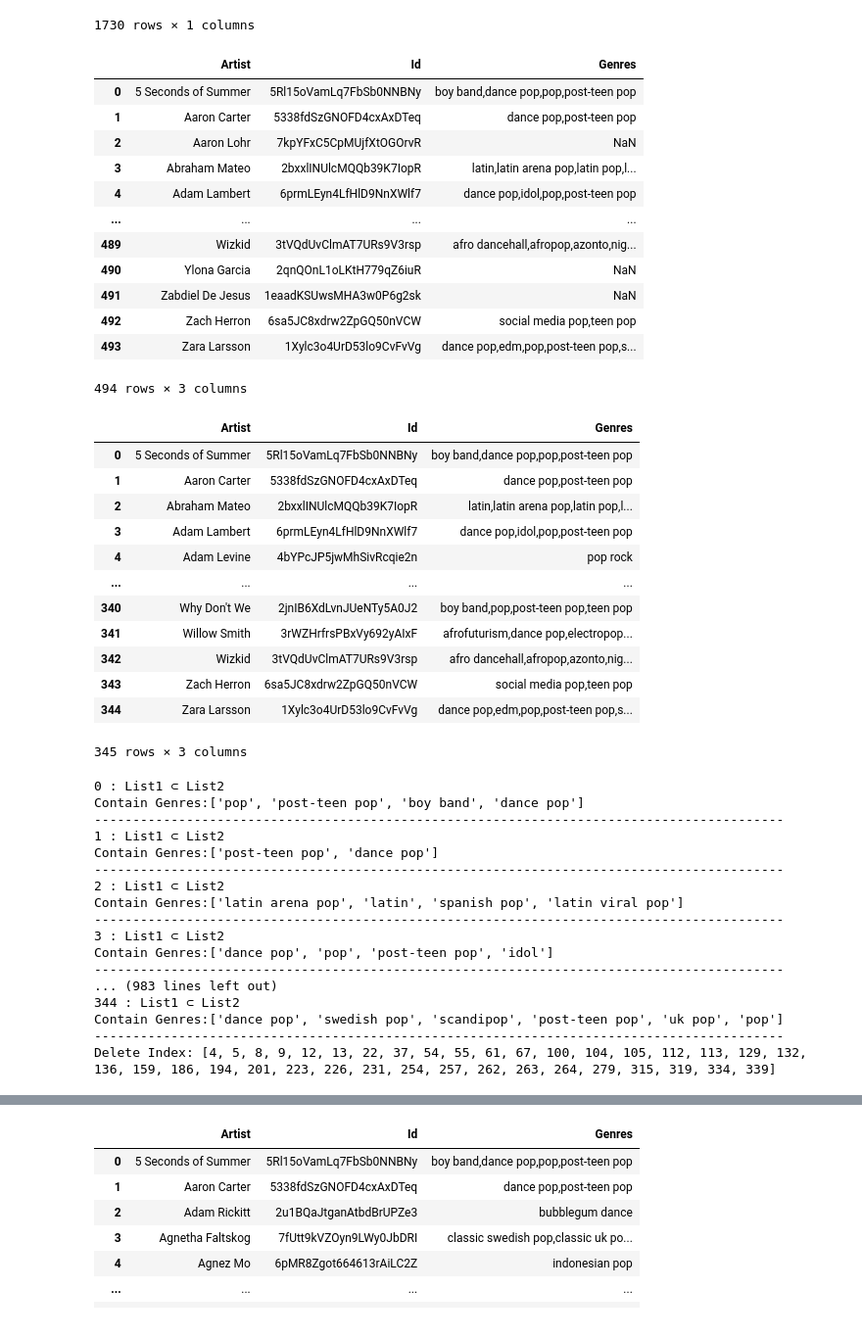
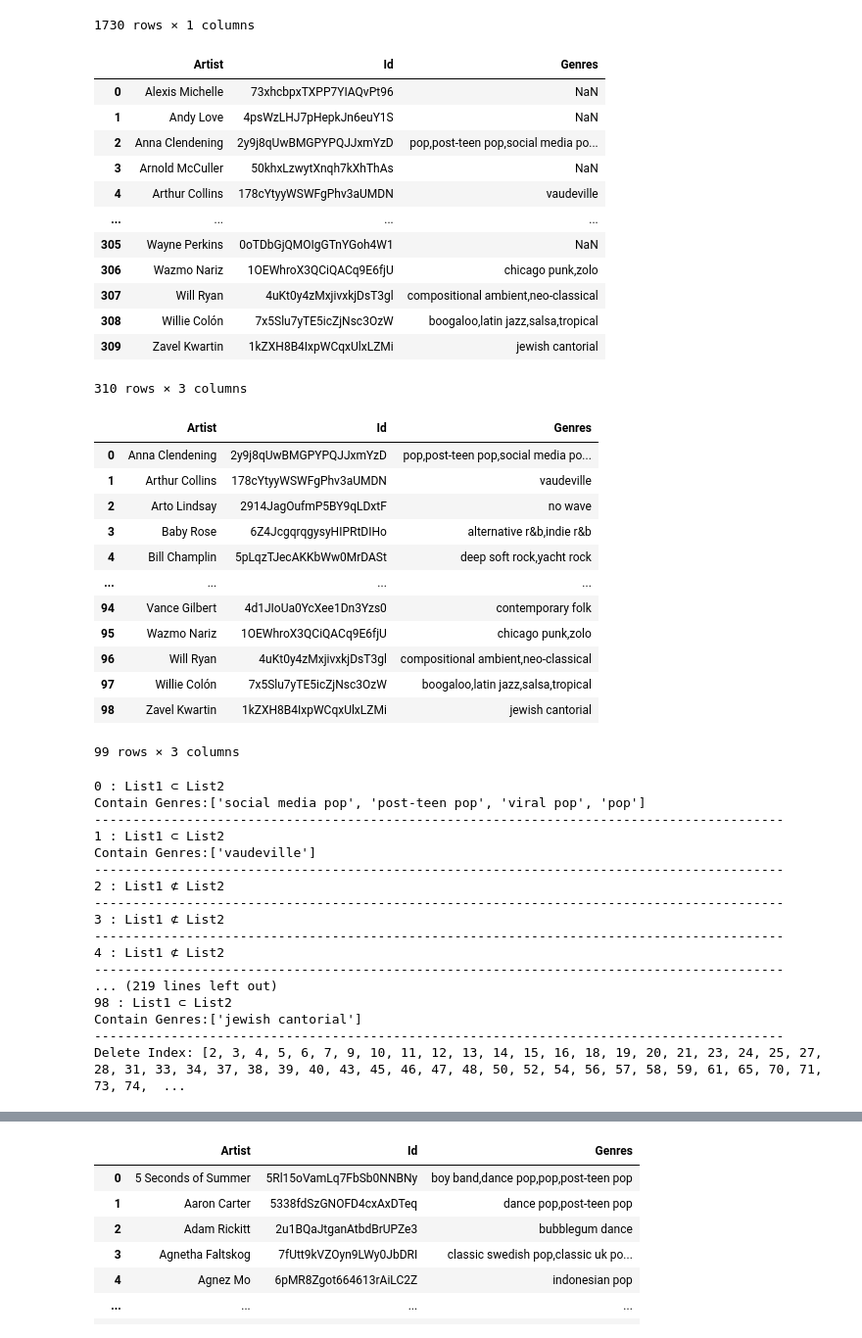
Before and after one commit to jennychiou/7-Experiment, a Jupyter notebook: SpotifyAPI/20200303getArtistID+Genres.ipynb, the cells around one changed output, grey strips where cells are left out. Shown at 98% size. Drawn from its saved outputs; the diff is of its cells as text; code cells hidden in the pictures.

```diff
--- a/SpotifyAPI/20200303getArtistID+Genres.ipynb
+++ b/SpotifyAPI/20200303getArtistID+Genres.ipynb
@@ -164,55 +141,55 @@ df_genres_select
 1730 rows × 1 columns
 # %%
 # 讀取artist_list_ID+Genres_版本.csv
-df_id_genres = pd.read_csv(r'csv/20200303/v1/artist_list_ID+Genres_v1.csv')
+df_id_genres = pd.read_csv(r'csv/20200303/v3/artist_list_ID+Genres_v3.csv')
 df_id_genres
 # %% [output]
 |  | Artist | Id | Genres |
-| 0 | 5 Seconds of Summer | 5Rl15oVamLq7FbSb0NNBNy | boy band,dance pop,pop,post-teen pop |
-| 1 | Aaron Carter | 5338fdSzGNOFD4cxAxDTeq | dance pop,post-teen pop |
-| 2 | Aaron Lohr | 7kpYFxC5CpMUjfXtOGOrvR | NaN |
-| 3 | Abraham Mateo | 2bxxlINUlcMQQb39K7IopR | latin,latin arena pop,latin pop,l... |
-| 4 | Adam Lambert | 6prmLEyn4LfHlD9NnXWlf7 | dance pop,idol,pop,post-teen pop |
+| 0 | Alexis Michelle | 73xhcbpxTXPP7YIAQvPt96 | NaN |
+| 1 | Andy Love | 4psWzLHJ7pHepkJn6euY1S | NaN |
+| 2 | Anna Clendening | 2y9j8qUwBMGPYPQJJxmYzD | pop,post-teen pop,social media po... |
+| 3 | Arnold McCuller | 50khxLzwytXnqh7kXhThAs | NaN |
+| 4 | Arthur Collins | 178cYtyyWSWFgPhv3aUMDN | vaudeville |
 | ... | ... | ... | ... |
-| 489 | Wizkid | 3tVQdUvClmAT7URs9V3rsp | afro dancehall,afropop,azonto,nig... |
-| 490 | Ylona Garcia | 2qnQOnL1oLKtH779qZ6iuR | NaN |
-| 491 | Zabdiel De Jesus | 1eaadKSUwsMHA3w0P6g2sk | NaN |
-| 492 | Zach Herron | 6sa5JC8xdrw2ZpGQ50nVCW | social media pop,teen pop |
-| 493 | Zara Larsson | 1Xylc3o4UrD53lo9CvFvVg | dance pop,edm,pop,post-teen pop,s... |
+| 305 | Wayne Perkins | 0oTDbGjQMOIgGTnYGoh4W1 | NaN |
+| 306 | Wazmo Nariz | 1OEWhroX3QCiQACq9E6fjU | chicago punk,zolo |
+| 307 | Will Ryan | 4uKt0y4zMxjivxkjDsT3gl | compositional ambient,neo-classical |
+| 308 | Willie Colón | 7x5Slu7yTE5icZjNsc3OzW | boogaloo,latin jazz,salsa,tropical |
+| 309 | Zavel Kwartin | 1kZXH8B4IxpWCqxUlxLZMi | jewish cantorial |
-494 rows × 3 columns
+310 rows × 3 columns
 # %%
 # 刪除Genres為空的那一列
 df_id_genres_drop = df_id_genres.dropna(axis=0, subset=['Genres'])
 df_id_genres_drop.reset_index(inplace=True,drop=True)
-df_id_genres_drop.to_csv('csv/20200303/v1/artist_list_ID+Genres_drop_v1.csv',encoding="utf_8_sig",index=0)
+df_id_genres_drop.to_csv('csv/20200303/v3/artist_list_ID+Genres_drop_v3.csv',encoding="utf_8_sig",index=0)
 df_id_genres_drop
 # %% [output]
 |  | Artist | Id | Genres |
-| 0 | 5 Seconds of Summer | 5Rl15oVamLq7FbSb0NNBNy | boy band,dance pop,pop,post-teen pop |
-| 1 | Aaron Carter | 5338fdSzGNOFD4cxAxDTeq | dance pop,post-teen pop |
-| 2 | Abraham Mateo | 2bxxlINUlcMQQb39K7IopR | latin,latin arena pop,latin pop,l... |
-| 3 | Adam Lambert | 6prmLEyn4LfHlD9NnXWlf7 | dance pop,idol,pop,post-teen pop |
-| 4 | Adam Levine | 4bYPcJP5jwMhSivRcqie2n | pop rock |
+| 0 | Anna Clendening | 2y9j8qUwBMGPYPQJJxmYzD | pop,post-teen pop,social media po... |
+| 1 | Arthur Collins | 178cYtyyWSWFgPhv3aUMDN | vaudeville |
+| 2 | Arto Lindsay | 2914JagOufmP5BY9qLDxtF | no wave |
+| 3 | Baby Rose | 6Z4JcgqrqgysyHIPRtDIHo | alternative r&b,indie r&b |
+| 4 | Bill Champlin | 5pLqzTJecAKKbWw0MrDASt | deep soft rock,yacht rock |
 | ... | ... | ... | ... |
-| 340 | Why Don't We | 2jnIB6XdLvnJUeNTy5A0J2 | boy band,pop,post-teen pop,teen pop |
-| 341 | Willow Smith | 3rWZHrfrsPBxVy692yAIxF | afrofuturism,dance pop,electropop... |
-| 342 | Wizkid | 3tVQdUvClmAT7URs9V3rsp | afro dancehall,afropop,azonto,nig... |
-| 343 | Zach Herron | 6sa5JC8xdrw2ZpGQ50nVCW | social media pop,teen pop |
-| 344 | Zara Larsson | 1Xylc3o4UrD53lo9CvFvVg | dance pop,edm,pop,post-teen pop,s... |
+| 94 | Vance Gilbert | 4d1JIoUa0YcXee1Dn3Yzs0 | contemporary folk |
+| 95 | Wazmo Nariz | 1OEWhroX3QCiQACq9E6fjU | chicago punk,zolo |
+| 96 | Will Ryan | 4uKt0y4zMxjivxkjDsT3gl | compositional ambient,neo-classical |
+| 97 | Willie Colón | 7x5Slu7yTE5icZjNsc3OzW | boogaloo,latin jazz,salsa,tropical |
+| 98 | Zavel Kwartin | 1kZXH8B4IxpWCqxUlxLZMi | jewish cantorial |
-345 rows × 3 columns
+99 rows × 3 columns
 # %%
 # 逐行查看歌手所屬類別是否在篩選後的總類別中(artist_genres_select.xlsx)
 count = 0
 delete_index = []
-df_id_genres_drop = pd.read_csv(r'csv/20200303/v1/artist_list_ID+Genres_drop_v1.csv')
+df_id_genres_drop = pd.read_csv(r'csv/20200303/v3/artist_list_ID+Genres_drop_v3.csv')
 for row in range(len(df_id_genres_drop)):
     # 把歌手類型清單的類型欄位轉換成list
     # https://www.interviewqs.com/ddi_code_snippets/get_list_pandas_datafra
     List1 = df_genres_select['Genres'].tolist() # 總類別清單
     List2 = df_id_genres_drop['Genres'][row].split(',') # 每一位歌手的類別清單
 
-    # 檢查歌手的類別有沒有包含在總類別中
-    check = any(item in List1 for item in List2)
+    # 檢查歌手的類別有沒有包含在總類別中 (any:歌手任何一個類別不包含在總類別中就不刪除/all:歌手所有類別都在總類別中就刪除)
+    check = all(item in List1 for item in List2)
 
     # 有包含
     if check is True:
@@ -231,19 +208,19 @@ for row in range(len(df_id_genres_drop)):
 print('Delete Index:',delete_index)
 # %% [output]
 0 : List1 ⊂ List2
-Contain Genres:['pop', 'post-teen pop', 'boy band', 'dance pop']
+Contain Genres:['social media pop', 'post-teen pop', 'viral pop', 'pop']
 ------------------------------------------------------------------------------------------
 1 : List1 ⊂ List2
-Contain Genres:['post-teen pop', 'dance pop']
+Contain Genres:['vaudeville']
 ------------------------------------------------------------------------------------------
-2 : List1 ⊂ List2
-Contain Genres:['latin arena pop', 'latin', 'spanish pop', 'latin viral pop']
+2 : List1 ⊄ List2
 ------------------------------------------------------------------------------------------
-3 : List1 ⊂ List2
-Contain Genres:['dance pop', 'pop', 'post-teen pop', 'idol']
+3 : List1 ⊄ List2
 ------------------------------------------------------------------------------------------
-... (983 lines left out)
-344 : List1 ⊂ List2
-Contain Genres:['dance pop', 'swedish pop', 'scandipop', 'post-teen pop', 'uk pop', 'pop']
+4 : List1 ⊄ List2
 ------------------------------------------------------------------------------------------
-Delete Index: [4, 5, 8, 9, 12, 13, 22, 37, 54, 55, 61, 67, 100, 104, 105, 112, 113, 129, 132, 136, 159, 186, 194, 201, 223, 226, 231, 254, 257, 262, 263, 264, 279, 315, 319, 334, 339]
+... (219 lines left out)
+98 : List1 ⊂ List2
+Contain Genres:['jewish cantorial']
+------------------------------------------------------------------------------------------
+Delete Index: [2, 3, 4, 5, 6, 7, 9, 10, 11, 12, 13, 14, 15, 16, 18, 19, 20, 21, 23, 24, 25, 27, 28, 31, 33, 34, 37, 38, 39, 40, 43, 45, 46, 47, 48, 50, 52, 54, 56, 57, 58, 59, 61, 65, 70, 71, 73, 74,  ...
```
Also changed, not shown: parts of 11 cells of this notebook, 15 other files.
